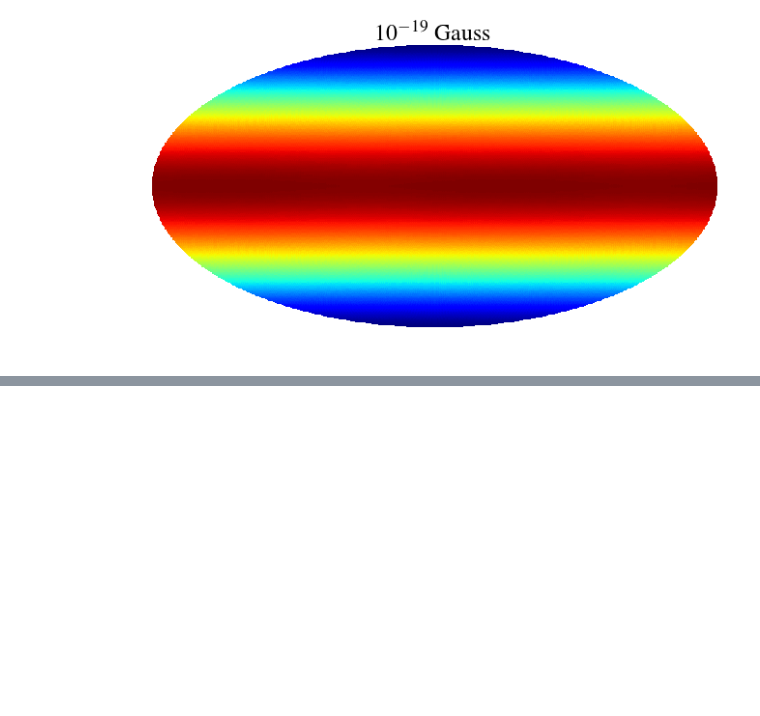
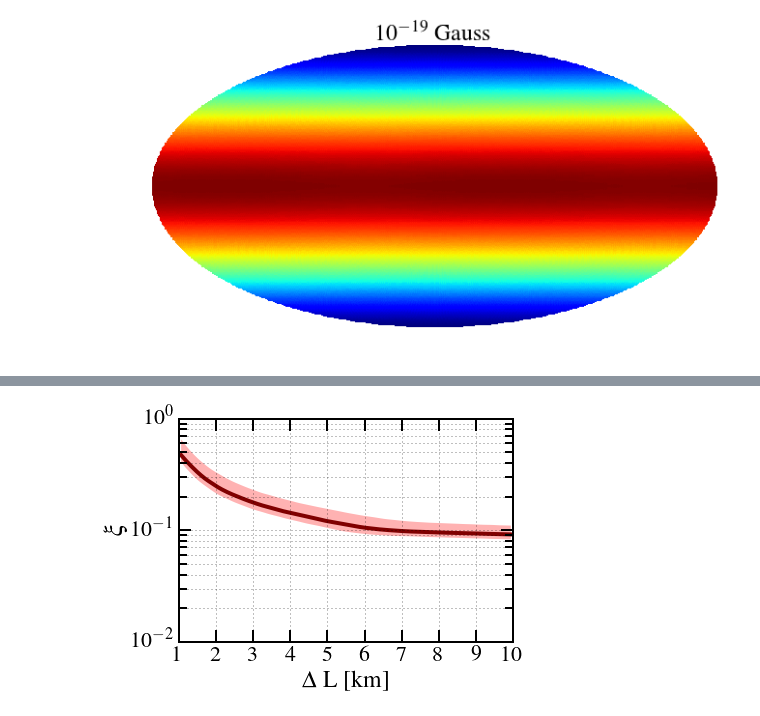
Before and after one commit to veragluscevic/pmfs, a Jupyter notebook: plots.ipynb, the cells around one changed output, grey strips where cells are left out. Drawn from its saved outputs; the diff is of its cells as text; code cells hidden in the pictures; blank space fills up the shorter version.

```diff
--- a/plots.ipynb
+++ b/plots.ipynb
@@ -91,0 +67,6 @@ pp.sigma_z(zmin=15,zmax=30,label='_loFSTAR',ymax=1e-16)
+# %%
+pp.grid_DeltaL(modes=['xi'],
+               ymax=1,folder='midFSTAR',
+               folders_uncertainty=['loFSTAR','hiFSTAR'])
+# %% [output]
+[figure, added]
```
Also changed, not shown: parts of 9 cells of this notebook, 20 other files.
